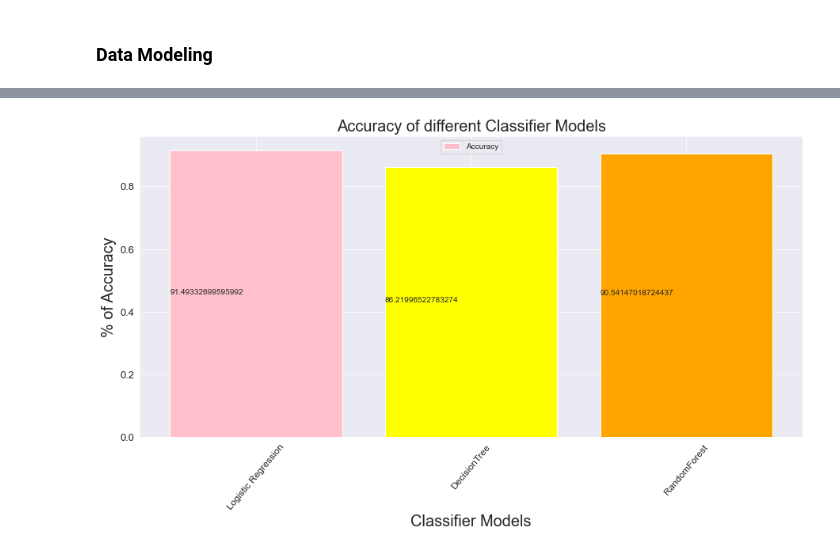
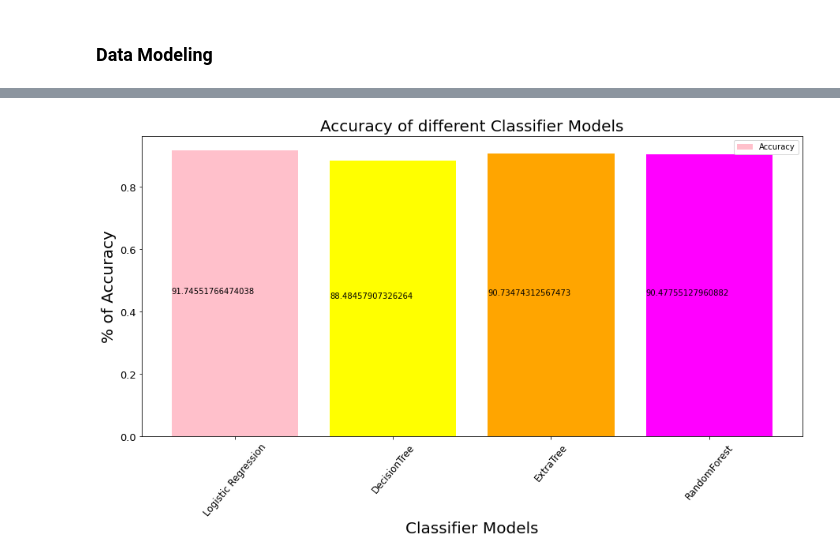
Before and after one commit to DataSolutions360/Data_Science_Capstone, a Jupyter notebook: ml.ipynb, the cells around one changed output, grey strips where cells are left out. Cells and saved outputs as stored; diff of their text form; code cells hidden in the pictures.

```diff
--- a/ml.ipynb
+++ b/ml.ipynb
@@ -119,0 +1005,3 @@ X = df2.drop(columns="HeartDisease")
+# %%
+df.dropna(inplace=True)
+df.isnull().sum()
@@ -120,3 +1141,6 @@ X = df2.drop(columns="HeartDisease")
+# %%
+y = df2["Heart_Disease"]
+X = df2.drop(columns="Heart_Disease")
 # %%
 from sklearn.model_selection import train_test_split
 X_train, X_test, y_train, y_test = train_test_split(X, y, random_state=78)
@@ -132,34 +1165,37 @@ X_test_scaled = X_scaler.transform(X_test)
 # %%
 # Creating various classifier instances as a list.
 
-# models = [KNeighborsClassifier(), LogisticRegression(), tree.DecisionTreeClassifier(),
-# RandomForestClassifier(n_estimators=128, random_state=78),ExtraTreesClassifier(random_state=1, n_estimators=50),
-# AdaBoostClassifier(random_state=1, n_estimators=50, base_estimator=DecisionTreeClassifier(max_depth=2, random_state=1))]
+models = [LogisticRegression(),
+          tree.DecisionTreeClassifier(),
+          RandomForestClassifier(n_estimators=50, random_state=1),
+          ExtraTreesClassifier(random_state=1, n_estimators=50),
+          ]
 
 # models = [AdaBoostClassifier(random_state=1, n_estimators=50, base_estimator=DecisionTreeClassifier(max_depth=2, random_state=1))]
-models = [LogisticRegression(),tree.DecisionTreeClassifier(),RandomForestClassifier(n_estimators=128, random_state=78)]
+# models = [LogisticRegression(),tree.DecisionTreeClassifier(),RandomForestClassifier(n_estimators=128, random_state=78)]
 
-compare = pd.DataFrame(columns=["Model", "F1", "Recall", "Accuracy"])
+
+compare = pd.DataFrame(columns=["Model", "F1", "Recall", "Accuracy", "Probability", "Prediction"])
 # compare = pd.DataFrame({"Model": ["Logistic Regression", "Decision Tree", "Random Forest"]})
 acc_list = []
 
 for m in models:
     m.fit(X_train_scaled, y_train)
     y_pred = m.predict(X_test_scaled)
+    y_prob = m.predict_proba(X_test_scaled)
     f1 = f1_score(y_test,y_pred)
     acc = accuracy_score(y_test,y_pred)
     recall = recall_score(y_test,y_pred)
 
-    compare = compare.append({'Model': m, 'F1': f1, 'Recall': recall, 'Accuracy': acc}, ignore_index=True)
+    compare = compare.append({'Model': m, 'F1': f1, 'Recall': recall, 'Accuracy': acc, 'Probability': y_prob, 'Prediction': y_pred}, ignore_index=True)
     acc_list.append(acc)
     print(f'Model used: {str(m)}')
     print(f'Accuracy Score: {accuracy_score(y_test,y_pred)}')
     print(f'Precission Score: {precision_score(y_test,y_pred)}')
     print(f'Recall Score: {recall_score(y_test,y_pred)}')
     print(f'F1 Score: {f1_score(y_test,y_pred)}')
-#     print(f'ROC_AUC: {roc_auc_score(y_test, y_pred)}')
-    print(f1)
-    print(acc_list)
+    print(f'Probability: {y_prob}')
+    print(f'Prediction: {y_pred}')
     compare
     print('-------------------------------------', '\n')
 # %% [output]
@@ -183,28 +1346,28 @@ F1 Score: 0.17246662289341214
 # %%
-acc_lables = ["Logistic Regression", "DecisionTree","RandomForest"]
+acc_lables = [ "Logistic Regression", "DecisionTree","ExtraTree", "RandomForest"]
 # %%
 x_axis = acc_lables
 y_axis = acc_list
-colors = ['pink', 'yellow', 'orange']
+colors = ['pink', 'yellow', 'orange', 'magenta']
 
 # Create the plot
 # setting figure size by using figure() function
 plt.figure(figsize = (15, 7))
 
 bars = plt.bar(x_axis, y_axis, color=colors, label='Accuracy')
 plt.xlabel("Classifier Models", fontsize = 20 )
 plt.ylabel("% of Accuracy", fontsize = 20)
 plt.title("Accuracy of different Classifier Models", fontsize = 20)
 plt.xticks(fontsize = 12, horizontalalignment = 'center', rotation = 50)
 plt.yticks(fontsize = 13)
 
 
 for bar in bars:
     yval = bar.get_height()
     plt.text(bar.get_x(), yval/2, yval*100)
 
 # Add the legend.
 plt.legend()
 plt.show()
 # %% [output]
-[figure, old version]
+[figure, new version]
```
Also changed, not shown: parts of 130 cells of this notebook, 9 other files.
